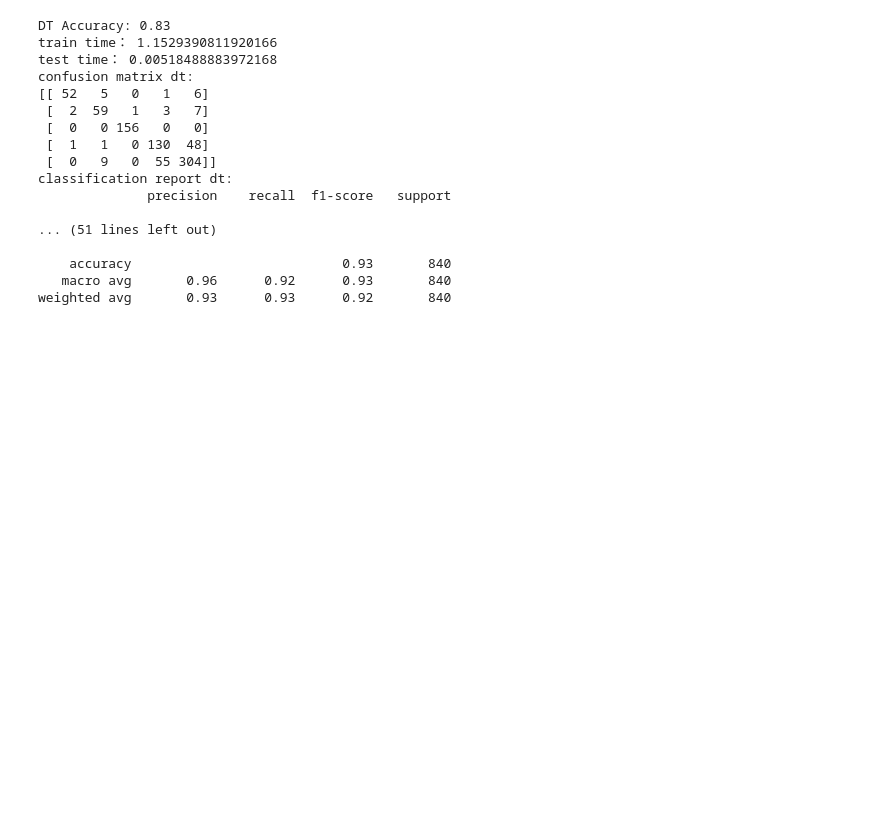
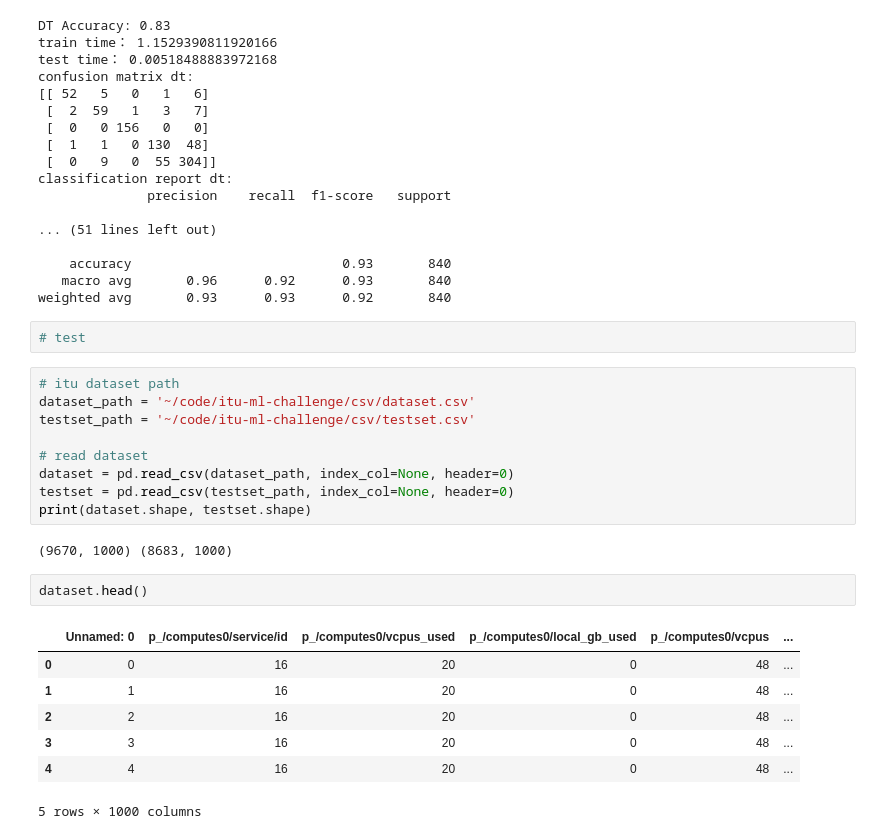
Before and after one commit to xiafei571/itu-gan, a Jupyter notebook: b_generated_result_analysis.ipynb, the cells around one changed output. Drawn from its saved outputs; the diff is of its cells as text; blank space fills up the shorter version.

```diff
--- a/b_generated_result_analysis.ipynb
+++ b/b_generated_result_analysis.ipynb
@@ -430,3 +432,26 @@ classification report dt:
     accuracy                           0.93       840
    macro avg       0.96      0.92      0.93       840
 weighted avg       0.93      0.93      0.92       840
+# %%
+# test
+# %%
+# itu dataset path
+dataset_path = '~/code/itu-ml-challenge/csv/dataset.csv'
+testset_path = '~/code/itu-ml-challenge/csv/testset.csv'
+
+# read dataset
+dataset = pd.read_csv(dataset_path, index_col=None, header=0)
+testset = pd.read_csv(testset_path, index_col=None, header=0)
+print(dataset.shape, testset.shape)
+# %% [output]
+(9670, 1000) (8683, 1000)
+# %%
+dataset.head()
+# %% [output]
+|  | Unnamed: 0 | p_/computes0/service/id | p_/computes0/vcpus_used | p_/computes0/local_gb_used | p_/computes0/vcpus | ... |
+| 0 | 0 | 16 | 20 | 0 | 48 | ... |
+| 1 | 1 | 16 | 20 | 0 | 48 | ... |
+| 2 | 2 | 16 | 20 | 0 | 48 | ... |
+| 3 | 3 | 16 | 20 | 0 | 48 | ... |
+| 4 | 4 | 16 | 20 | 0 | 48 | ... |
+5 rows × 1000 columns
```
Also changed, not shown: parts of 17 cells of this notebook, 3 other files.
